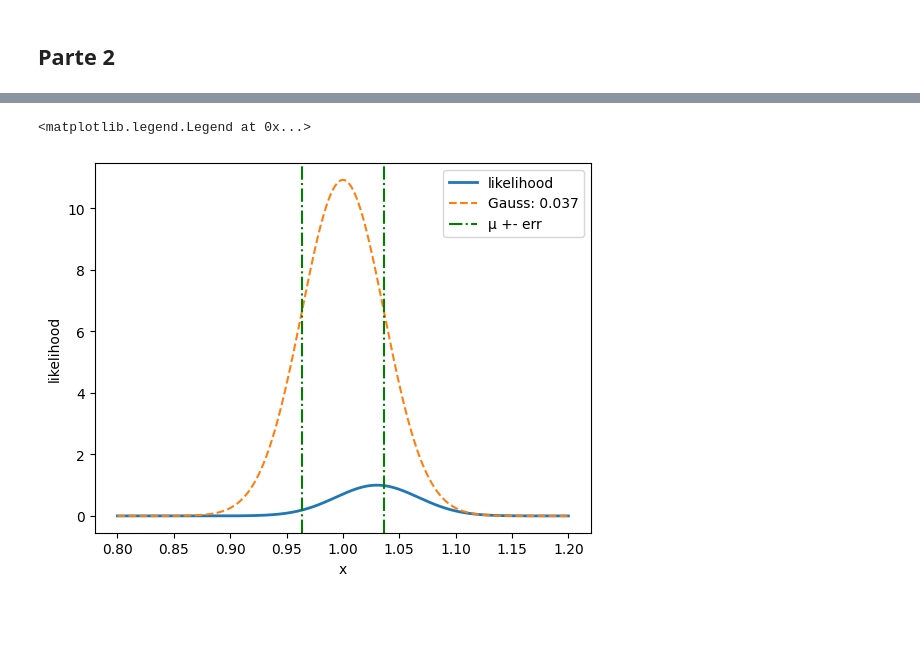
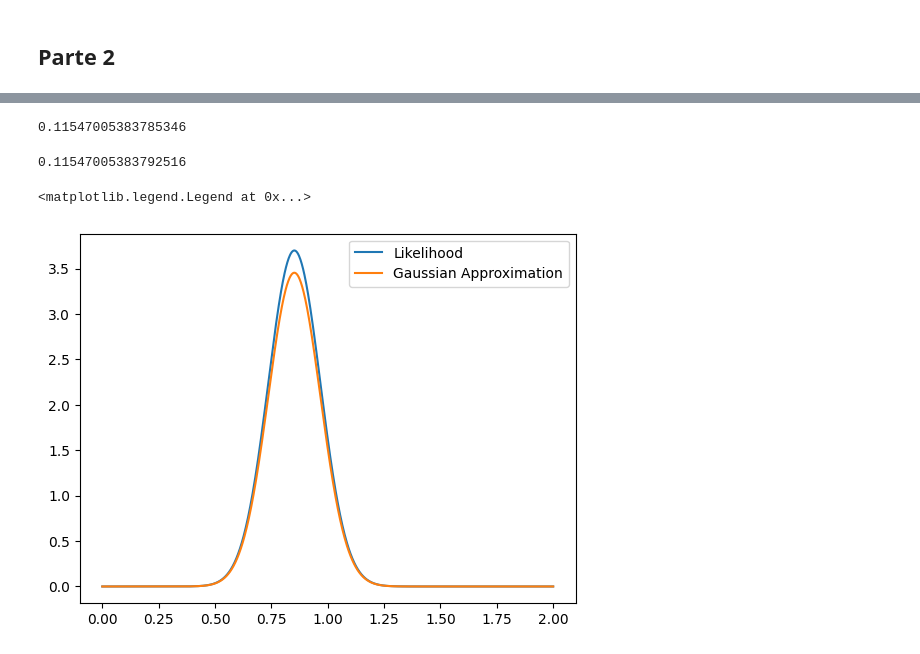
Before and after one commit to LorenzaImpicciche/astrostatistics_bicocca_2025, a Jupyter notebook: working/W05.ipynb, the cells around one changed output, grey strips where cells are left out. Cells and saved outputs as stored; diff of their text form; code cells hidden in the pictures; blank space fills up the shorter version.

```diff
--- a/working/W05.ipynb
+++ b/working/W05.ipynb
@@ -54,0 +42,3 @@ MLE: 1.031
+# %%
+MLE=np.mean(fake_m)
+MLE
@@ -99,16 +48,0 @@ Errore dalla Fisher Matrix (analitico): 0.03651483716701185
-# %%
-x = np.linspace(0.8, 1.2, 500)
-ll_gauss = norm.pdf(x, mu, mu_error_fisher_a)
-
-plt.plot(mu_v, np.exp(log_ll_v - np.max(log_ll_v)), label='likelihood', linewidth=2)
-plt.plot(x, ll_gauss, label=f'Gauss: {mu_error_fisher_a:.3f}', linestyle='--')
-
-plt.axvline(mu + mu_error_fisher_a, color='green', linestyle='-.', label=f'µ +- err')
-plt.axvline(mu - mu_error_fisher_a, color='green', linestyle='-.')
-
-plt.xlabel('x')
-plt.ylabel('likelihood')
-plt.legend()
-# %% [output]
-<matplotlib.legend.Legend at 0x...>
-[figure, removed]
@@ -114,0 +59,20 @@ plt.legend()
+# %%
+s_fisher=np.sqrt(-1/curv)
+s_fisher
+# %% [output]
+0.11547005383785346
+# %%
+MLE_s=sigma/N**0.5
+MLE_s
+# %% [output]
+0.11547005383792516
+# %%
+plt.plot(x, lt, label='Likelihood')
+
+gaussa= norm.pdf(x, loc=MLE, scale=MLE_s)
+
+plt.plot(x, gaussa, label='Gaussian Approximation')
+plt.legend()
+# %% [output]
+<matplotlib.legend.Legend at 0x...>
+[figure, added]
```
Also changed, not shown: parts of 18 cells of this notebook.
